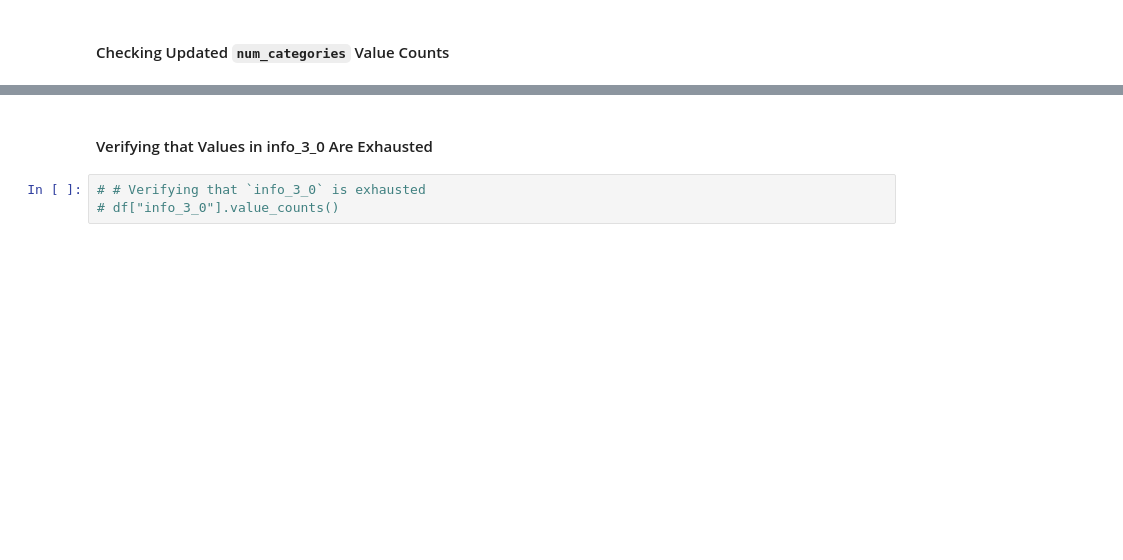
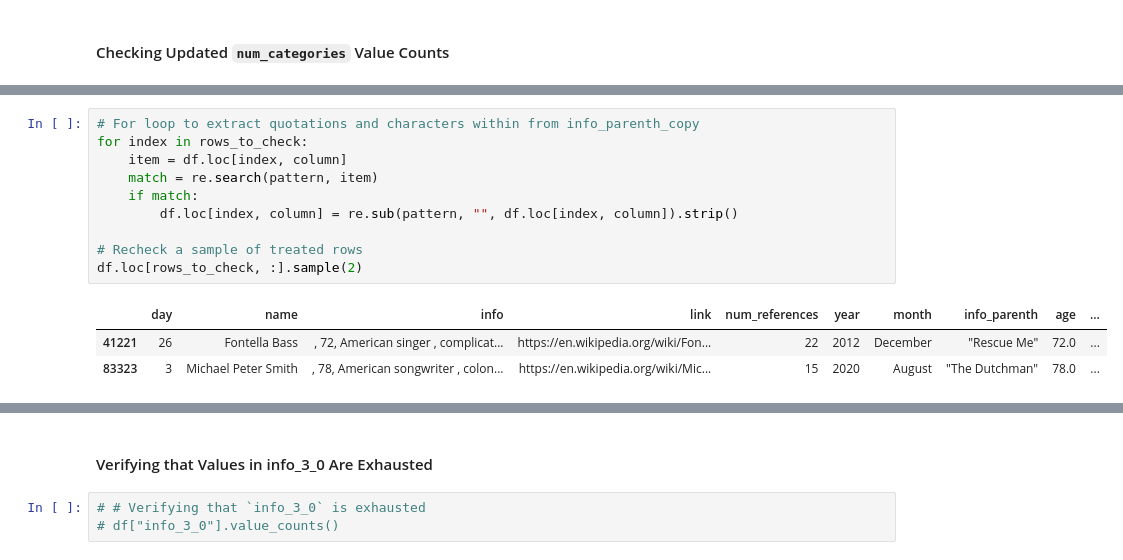
Before and after one commit to teresahanak/wikipedia-life-expectancy, a Jupyter notebook: wp_life_expect_data_clean8_thanak_2022_07_26.ipynb, the cells around one changed output, grey strips where cells are left out. Cells and saved outputs as stored; diff of their text form; blank space fills up the shorter version.

```diff
--- a/wp_life_expect_data_clean8_thanak_2022_07_26.ipynb
+++ b/wp_life_expect_data_clean8_thanak_2022_07_26.ipynb
@@ -603,0 +748,14 @@ Wall time: 27.1 s
+# %%
+# For loop to extract quotations and characters within from info_parenth_copy
+for index in rows_to_check:
+    item = df.loc[index, column]
+    match = re.search(pattern, item)
+    if match:
+        df.loc[index, column] = re.sub(pattern, "", df.loc[index, column]).strip()
+
+# Recheck a sample of treated rows
+df.loc[rows_to_check, :].sample(2)
+# %% [output]
+|  | day | name | info | link | num_references | year | month | info_parenth | age | ... |
+| 41221 | 26 | Fontella Bass | , 72, American singer , complicat... | https://en.wikipedia.org/wiki/Fon... | 22 | 2012 | December | "Rescue Me" | 72.0 | ... |
+| 83323 | 3 | Michael Peter Smith | , 78, American songwriter , colon... | https://en.wikipedia.org/wiki/Mic... | 15 | 2020 | August | "The Dutchman" | 78.0 | ... |
```
Also changed, not shown: parts of 45 cells of this notebook, 9 other files.
